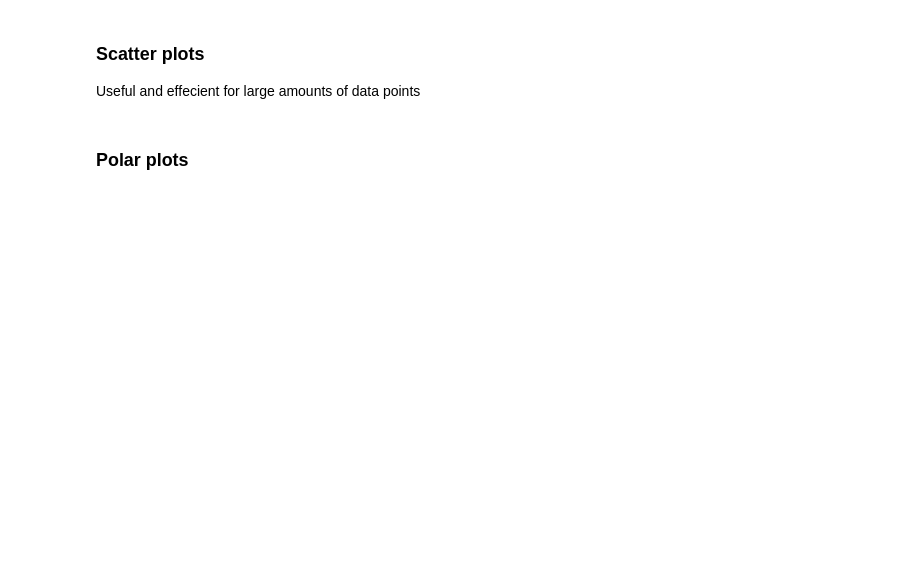
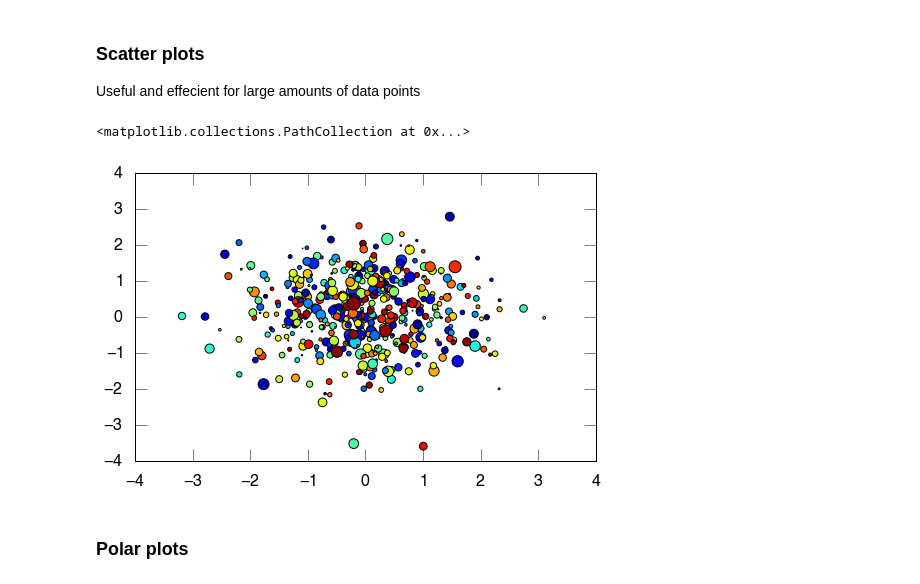
Before and after one commit to agdelma/IntroCompPhysics, a Jupyter notebook: Lectures/Notebooks/11_PlotTypes.ipynb, the cells around one changed output. Cells and saved outputs as stored; diff of their text form; code cells hidden in the pictures; blank space fills up the shorter version.

```diff
--- a/Lectures/Notebooks/11_PlotTypes.ipynb
+++ b/Lectures/Notebooks/11_PlotTypes.ipynb
@@ -105,11 +192,14 @@ Useful and effecient for large amounts of data points
 # %%
 # scatter graph
 plt.figure(5);
 x = np.random.randn(1000)
 y = np.random.randn(1000)
 size = 50*np.random.randn(1000)
-colors = np.random.rand(1000)
-plt.scatter(x, y, s=size, c=colors)
+col = np.random.rand(1000)
+plt.scatter(x, y, s=size, c=col)
+# %% [output]
+<matplotlib.collections.PathCollection at 0x...>
+[figure, added]
 # %% [markdown]
 ### Polar plots
 # %%
```
Also changed, not shown: parts of 13 cells of this notebook.
